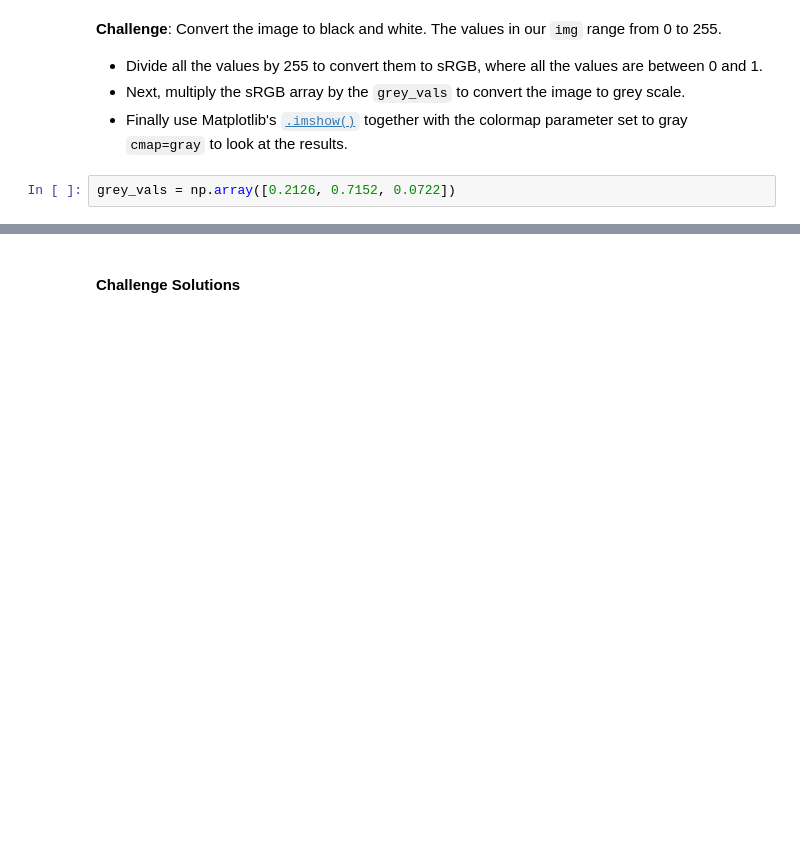
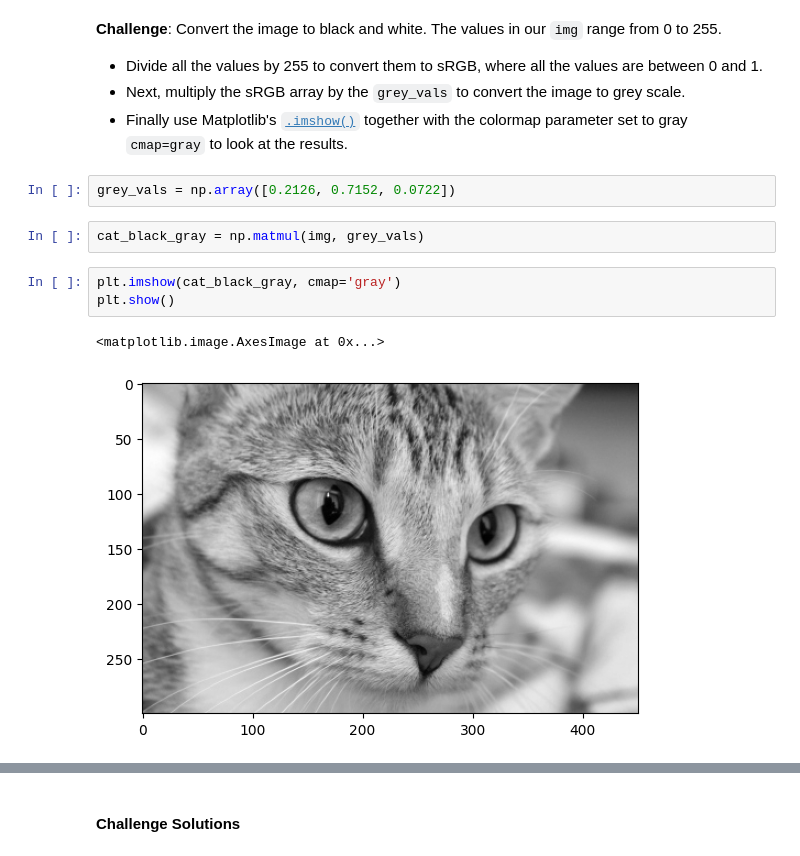
Before and after one commit to RafaelMoralesGallegos/100-days-of-Python, a Jupyter notebook: Day_77_Numpy/Computation_with_NumPy_and_N_Dimensional_Arrays_(start).ipynb, the cells around one changed output, grey strips where cells are left out. Cells and saved outputs as stored; diff of their text form; blank space fills up the shorter version.

```diff
--- a/Day_77_Numpy/Computation_with_NumPy_and_N_Dimensional_Arrays_(start).ipynb
+++ b/Day_77_Numpy/Computation_with_NumPy_and_N_Dimensional_Arrays_(start).ipynb
@@ -216,6 +329,14 @@ Dimensions of result: (4x2)*(2x3)=(4x3)
 * Finally use Matplotlib's [`.imshow()`](https://matplotlib.org/3.1.1/api/_as_gen/matplotlib.pyplot.imshow.html) together with the colormap parameter set to gray `cmap=gray` to look at the results.
 # %%
 grey_vals = np.array([0.2126, 0.7152, 0.0722])
+# %%
+cat_black_gray = np.matmul(img, grey_vals)
+# %%
+plt.imshow(cat_black_gray, cmap='gray')
+plt.show()
+# %% [output]
+<matplotlib.image.AxesImage at 0x...>
+[figure, added]
 # %% [markdown]
 **Challenge**: Can you manipulate the images by doing some operations on the underlying ndarrays? See if you can change the values in the ndarray so that:
 
```
Also changed, not shown: parts of 29 cells of this notebook, 1 other file.
